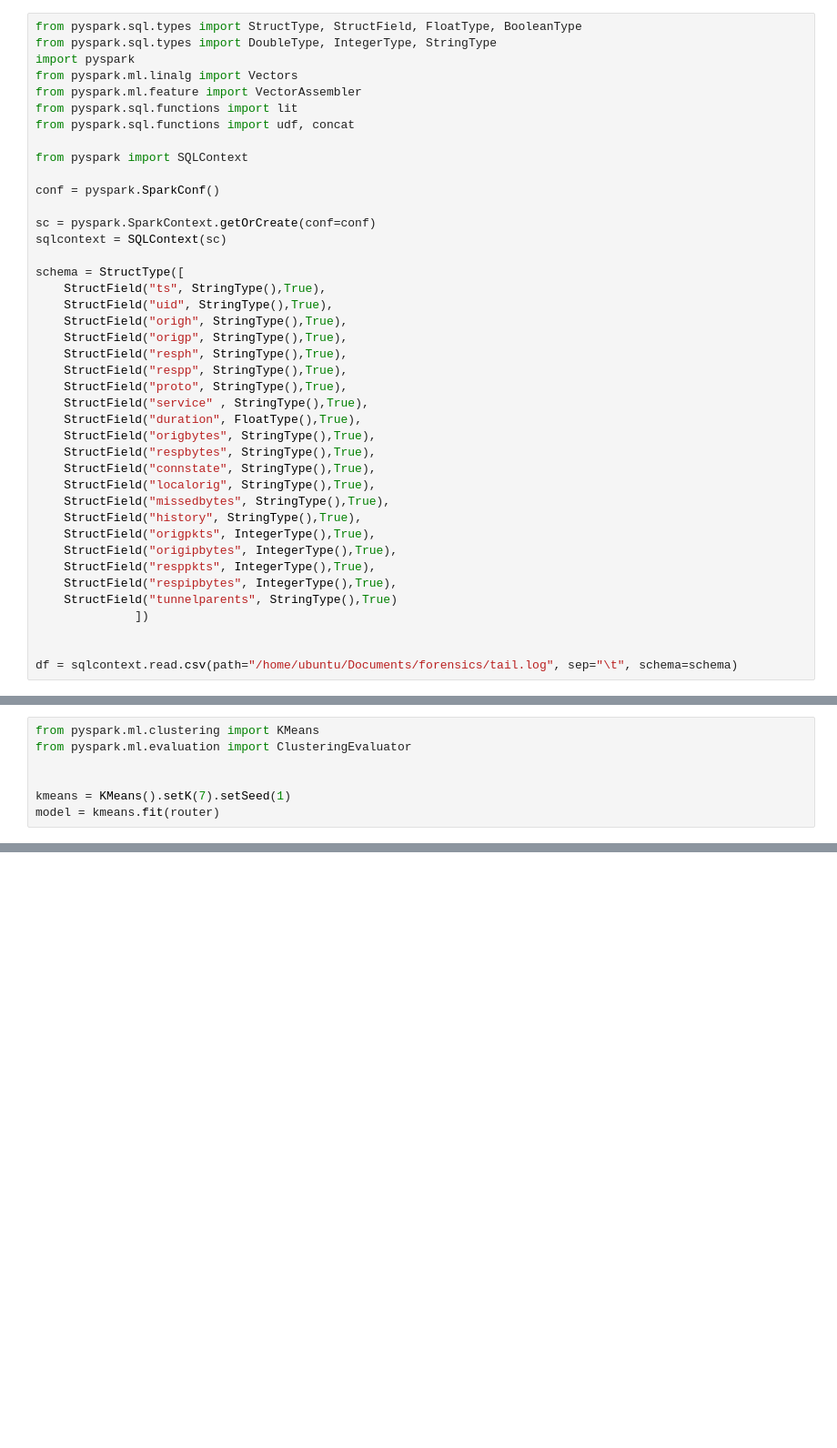
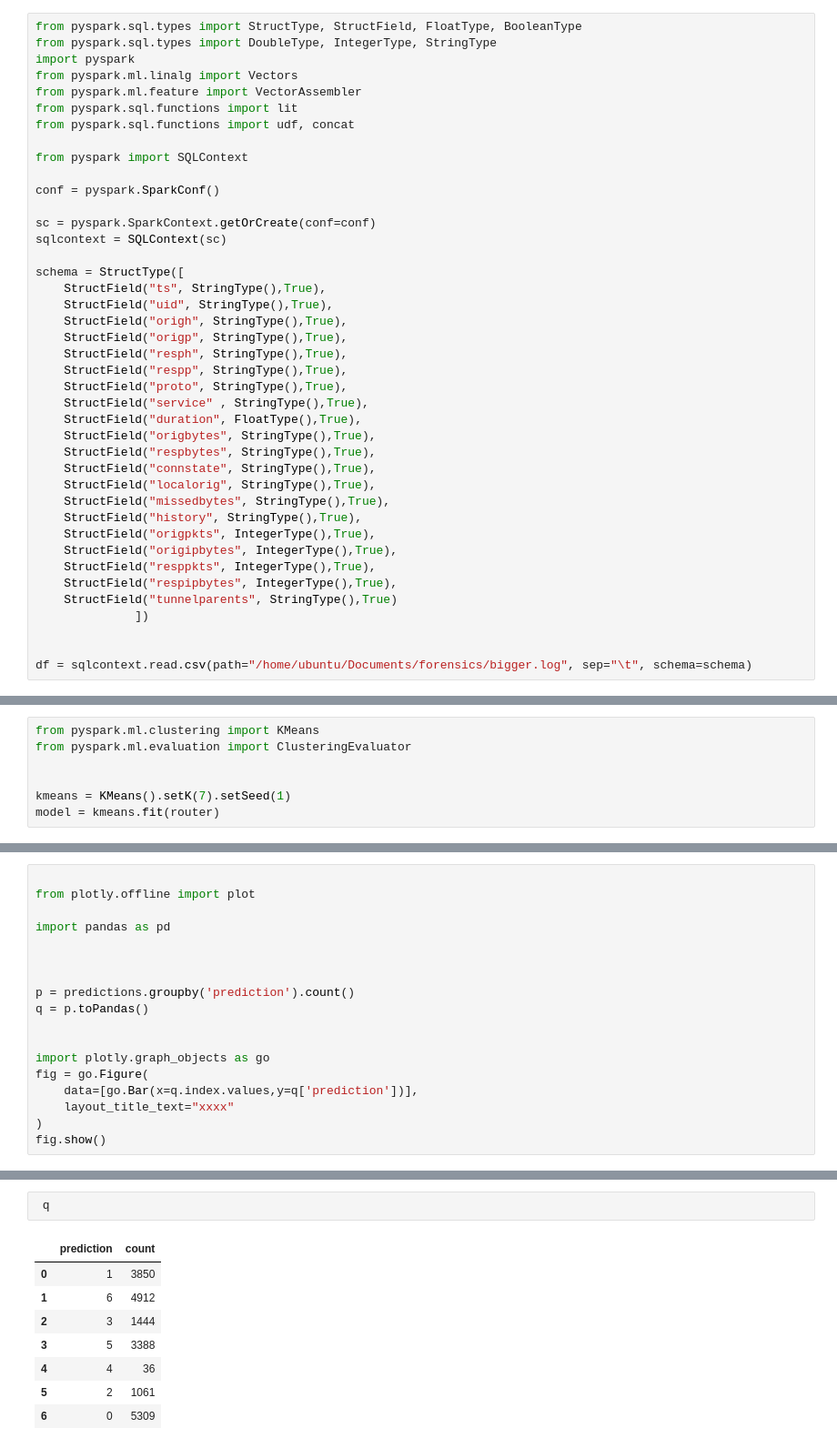
Before and after one commit to werowe/cyberSecurityAnalytics, a Jupyter notebook: verizon.ipynb, the cells around one changed output, grey strips where cells are left out. Shown at 91% size. Saved outputs shown, nothing was run; the diff lists cells and outputs as text; blank space fills up the shorter version.

```diff
--- a/verizon.ipynb
+++ b/verizon.ipynb
@@ -38,7 +38,7 @@ schema = StructType([
               ])
 
 
-df = sqlcontext.read.csv(path="/home/ubuntu/Documents/forensics/tail.log", sep="\t", schema=schema)
+df = sqlcontext.read.csv(path="/home/ubuntu/Documents/forensics/bigger.log", sep="\t", schema=schema)
 # %%
 colsInt = udf(lambda z: toInt(z), IntegerType())
 
@@ -122,0 +126,18 @@ predictions.select("prediction").show()
+# %%
+
+from plotly.offline import plot
+
+import pandas as pd
+
+
+
+p = predictions.groupby('prediction').count()
+q = p.toPandas()
+
+
+import plotly.graph_objects as go
+fig = go.Figure(
+    data=[go.Bar(x=q.index.values,y=q['prediction'])],
+    layout_title_text="xxxx"
+)
+fig.show()
@@ -122,0 +146,11 @@ predictions.select("prediction").show()
+# %%
+ q
+# %% [output]
+|  | prediction | count |
+| 0 | 1 | 3850 |
+| 1 | 6 | 4912 |
+| 2 | 3 | 1444 |
+| 3 | 5 | 3388 |
+| 4 | 4 | 36 |
+| 5 | 2 | 1061 |
+| 6 | 0 | 5309 |
```
Also changed, not shown: parts of 5 cells of this notebook.
